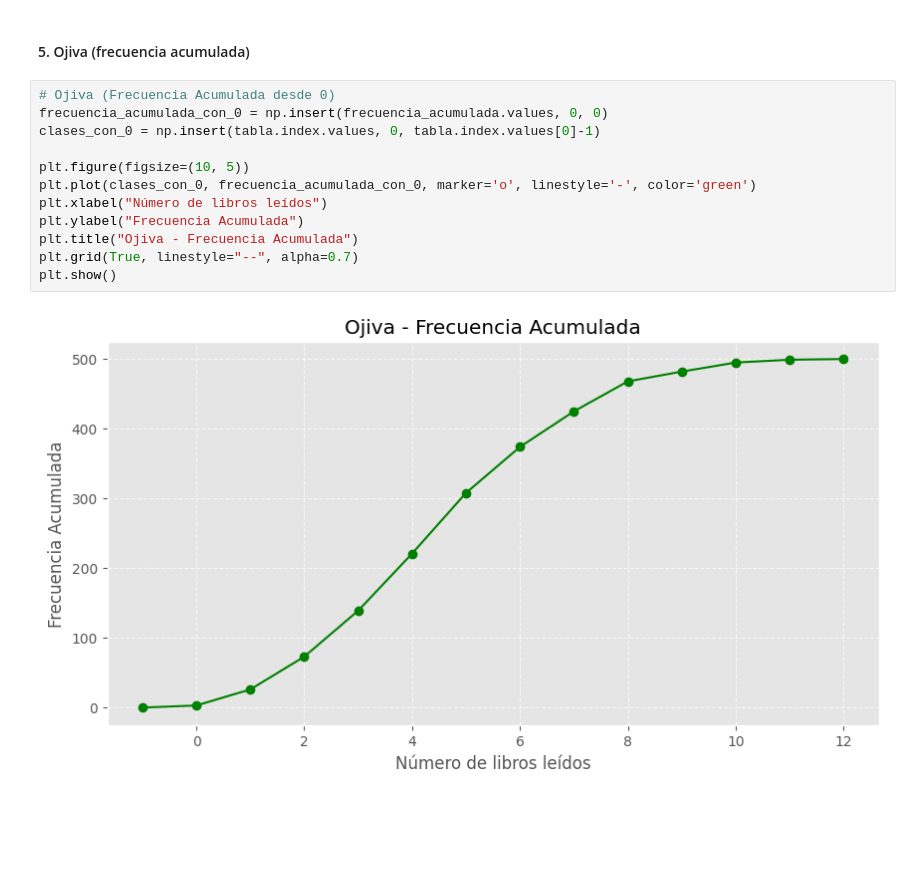
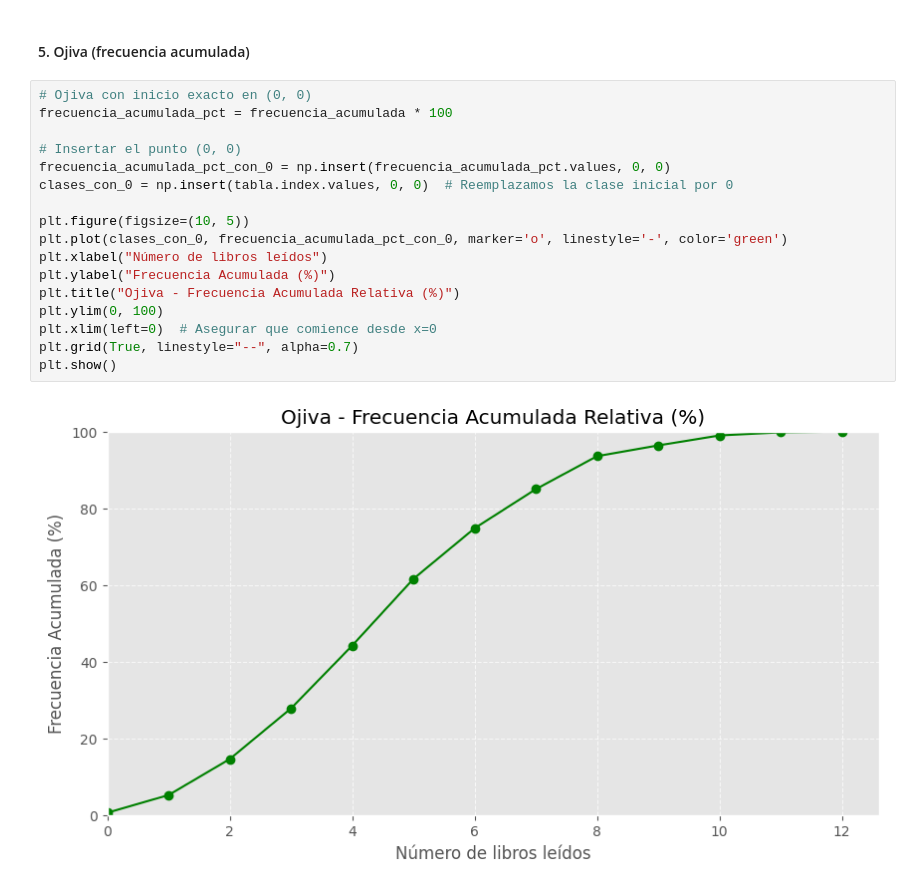
Before and after one commit to D1egoXD/Tablas_Frecuencias, a Jupyter notebook: cuantitativos_discretos.ipynb, the cells around one changed output. Saved outputs shown, nothing was run; the diff lists cells and outputs as text; blank space fills up the shorter version.

Commit message:
se corriguio la ojiva
Signed-off-by: Diego Lozano Camargo <230110530@itsoeh.edu.mx>

```diff
--- a/cuantitativos_discretos.ipynb
+++ b/cuantitativos_discretos.ipynb
@@ -151,16 +151,21 @@ plt.show()
 # %% [markdown]
 #### 5. Ojiva (frecuencia acumulada)
 # %%
-# Ojiva (Frecuencia Acumulada desde 0)
-frecuencia_acumulada_con_0 = np.insert(frecuencia_acumulada.values, 0, 0)
-clases_con_0 = np.insert(tabla.index.values, 0, tabla.index.values[0]-1)
+# Ojiva con inicio exacto en (0, 0)
+frecuencia_acumulada_pct = frecuencia_acumulada * 100
+
+# Insertar el punto (0, 0)
+frecuencia_acumulada_pct_con_0 = np.insert(frecuencia_acumulada_pct.values, 0, 0)
+clases_con_0 = np.insert(tabla.index.values, 0, 0)  # Reemplazamos la clase inicial por 0
 
 plt.figure(figsize=(10, 5))
-plt.plot(clases_con_0, frecuencia_acumulada_con_0, marker='o', linestyle='-', color='green')
+plt.plot(clases_con_0, frecuencia_acumulada_pct_con_0, marker='o', linestyle='-', color='green')
 plt.xlabel("Número de libros leídos")
-plt.ylabel("Frecuencia Acumulada")
-plt.title("Ojiva - Frecuencia Acumulada")
+plt.ylabel("Frecuencia Acumulada (%)")
+plt.title("Ojiva - Frecuencia Acumulada Relativa (%)")
+plt.ylim(0, 100)
+plt.xlim(left=0)  # Asegurar que comience desde x=0
 plt.grid(True, linestyle="--", alpha=0.7)
 plt.show()
 # %% [output]
-[figure, old version]
+[figure, new version]
```
